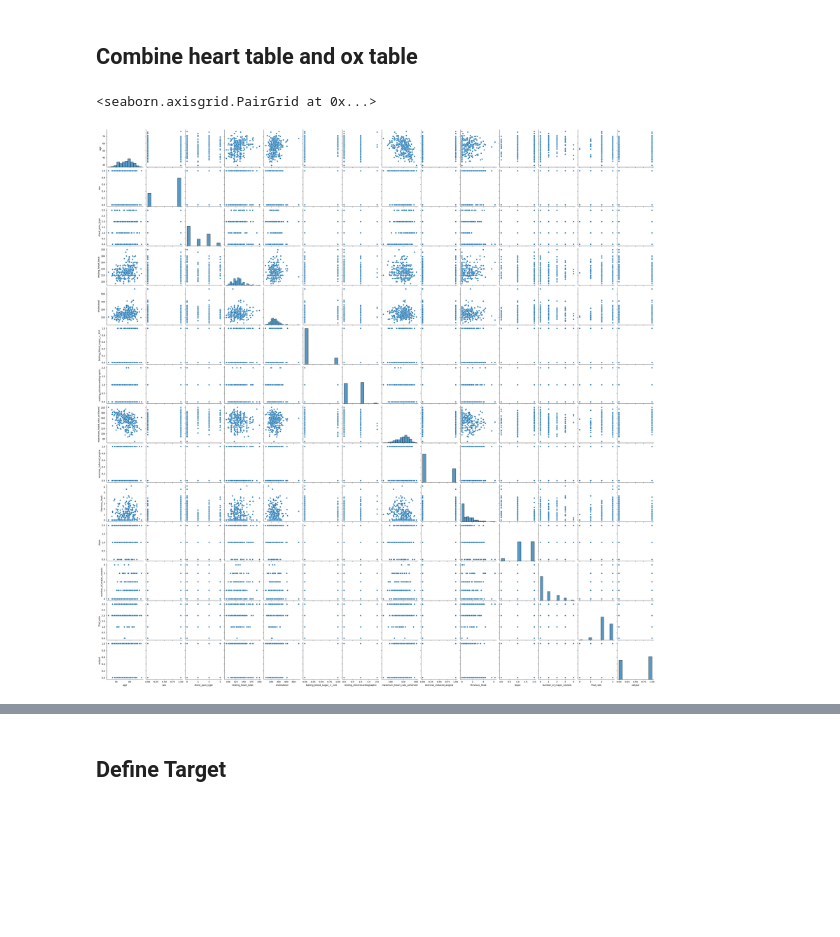
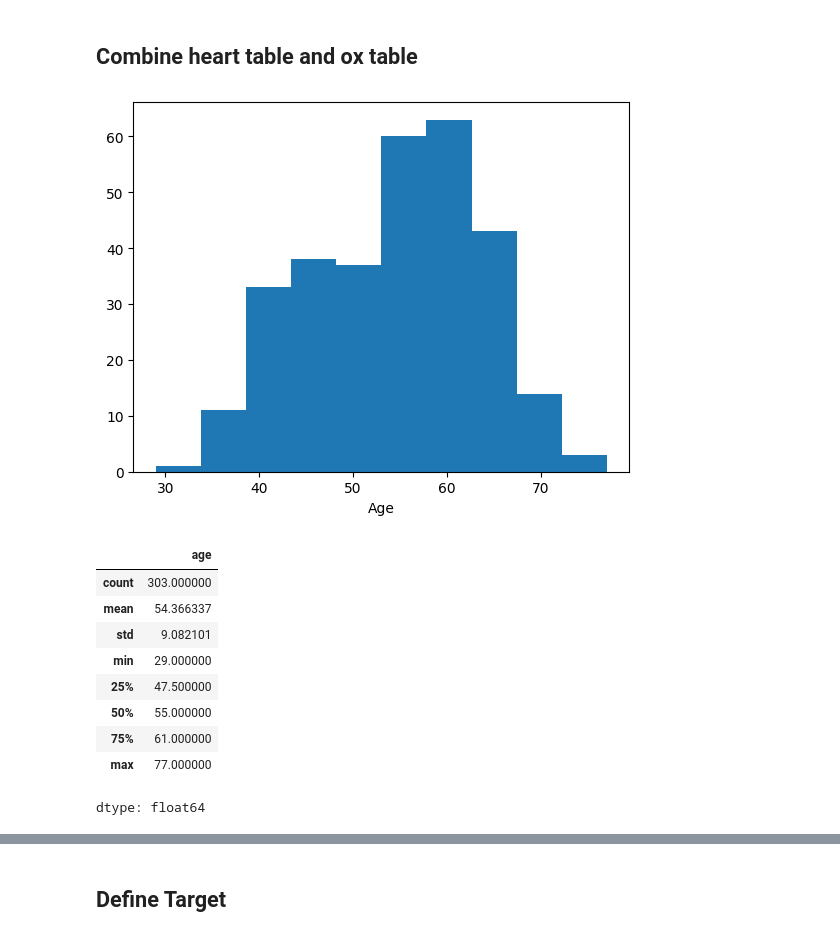
Before and after one commit to jdwatson08/Heart-Disease-Model, a Jupyter notebook: Heart_project.ipynb, the cells around one changed output, grey strips where cells are left out. Drawn from its saved outputs; the diff is of its cells as text; code cells hidden in the pictures; blank space fills up the shorter version.

```diff
--- a/Heart_project.ipynb
+++ b/Heart_project.ipynb
@@ -97,7 +95,21 @@ memory usage: 33.3 KB
 # %%
 new_heart= pd.concat((heart, ox),axis = 1, join='inner')
 # %%
-sns.pairplot(heart)
+#sns.pairplot(heart)
-# %% [output]
-<seaborn.axisgrid.PairGrid at 0x...>
-[figure, removed]
+# %%
+plt.hist(new_heart['age'])
+plt.xlabel("Age")
+plt.show()
+pd.DataFrame(new_heart['age'].describe())
+# %% [output]
+[figure, added]
+|  | age |
+| count | 303.000000 |
+| mean | 54.366337 |
+| std | 9.082101 |
+| min | 29.000000 |
+| 25% | 47.500000 |
+| 50% | 55.000000 |
+| 75% | 61.000000 |
+| max | 77.000000 |
+dtype: float64
```
Also changed, not shown: parts of 23 cells of this notebook.
